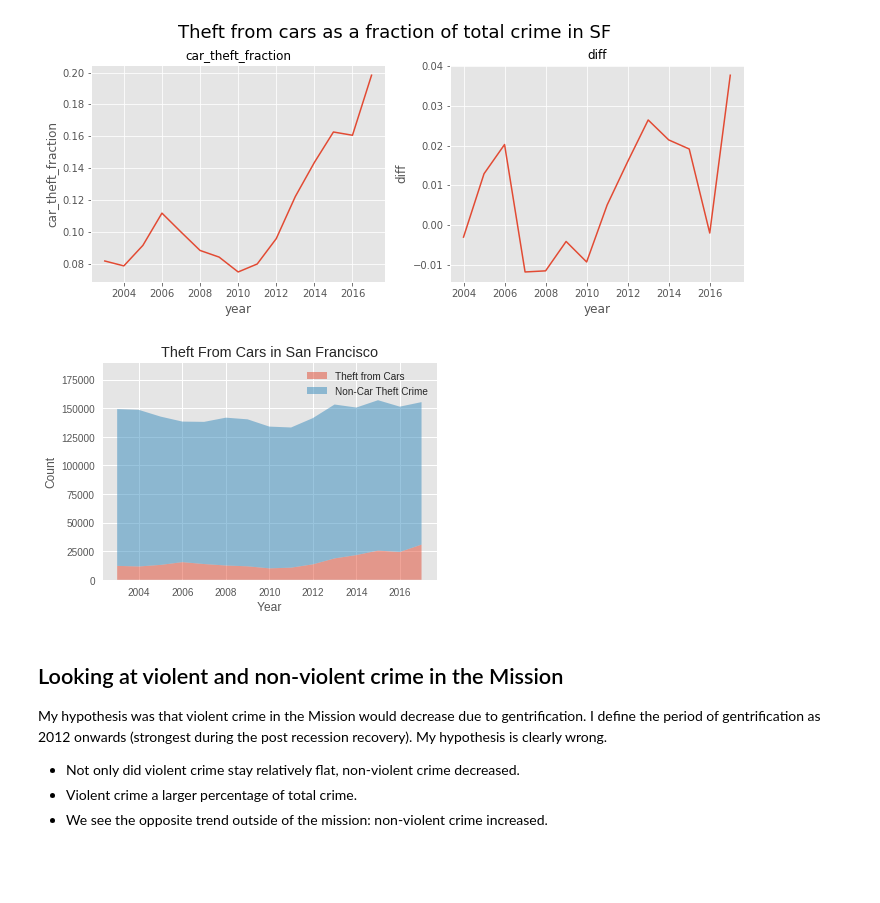
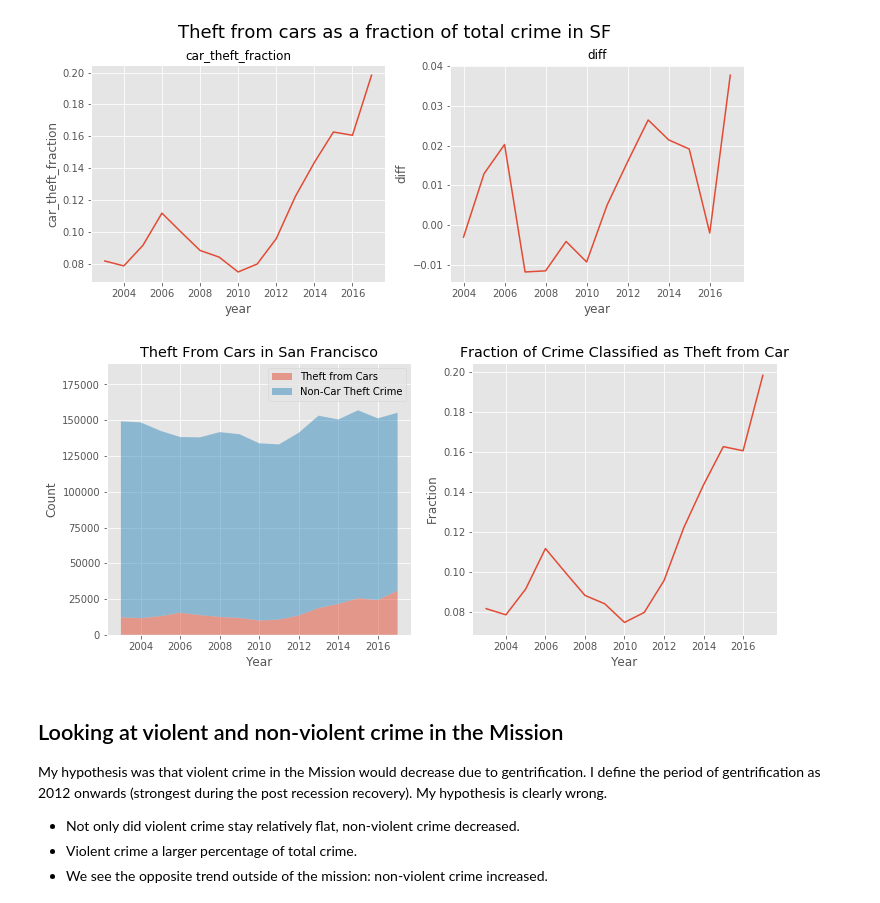
Before and after one commit to mkpetterson/sfcrime, a Jupyter notebook: crime_analysis.ipynb, the cells around one changed output. Cells and saved outputs as stored; diff of their text form; code cells hidden in the pictures; blank space fills up the shorter version.

```diff
--- a/crime_analysis.ipynb
+++ b/crime_analysis.ipynb
@@ -183,22 +192,31 @@ Index(['Unnamed: 0', 'year', 'total_crime_ct', 'car_theft_petty_ct',
 # %%
 # Plot total crime, total thefts, and fraction all on one plot
 #helper.plotter_onegraph(auto_crime, 'year', ['total_crime_ct','car_theft_tot_ct'],
 #                                            'car_theft_fraction')
 not_auto_crime = auto_crime['total_crime_ct'] - auto_crime['car_theft_tot_ct']
 
-#fig, ax = plt.subplots(1,2, figsize=(12,5)
+
+fig, axes = plt.subplots(1,2, figsize=(12,5))
+
+ax = axes[0]
+ax.stackplot(auto_crime['year'], auto_crime['car_theft_tot_ct'], not_auto_crime, labels=['Theft from Cars', 'Non-Car Theft Crime'], alpha=0.5)
+ax.legend()
+ax.set_title('Theft From Cars in San Francisco')
+ax.set_ylabel('Count')
+ax.set_xlabel('Year')
+ax.set_ylim(0,190000)
+
+ax = axes[1]
+ax.plot(auto_crime['year'], auto_crime['car_theft_fraction'])
+ax.set_title('Fraction of Crime Classified as Theft from Car')
+ax.set_ylabel('Fraction')
+ax.set_xlabel('Year')
+#ax.set_ylim(0.1, 0.2)
 
 
-plt.stackplot(auto_crime['year'], auto_crime['car_theft_tot_ct'], not_auto_crime, labels=['Theft from Cars', 'Non-Car Theft Crime'], alpha=0.5)
-plt.legend()
-plt.title('Theft From Cars in San Francisco')
-plt.ylabel('Count')
-plt.xlabel('Year')
-plt.ylim(0,190000)
-
-plt.savefig('car_theft_log.png', dpi=350)
+plt.savefig('car_theft.png', bbox_inches='tight', dpi=350)
 # %% [output]
-[figure, old version]
+[figure, new version]
 # %% [markdown]
 ## Looking at violent and non-violent crime in the Mission
 
```
Also changed, not shown: parts of 12 cells of this notebook, 14 other files.
